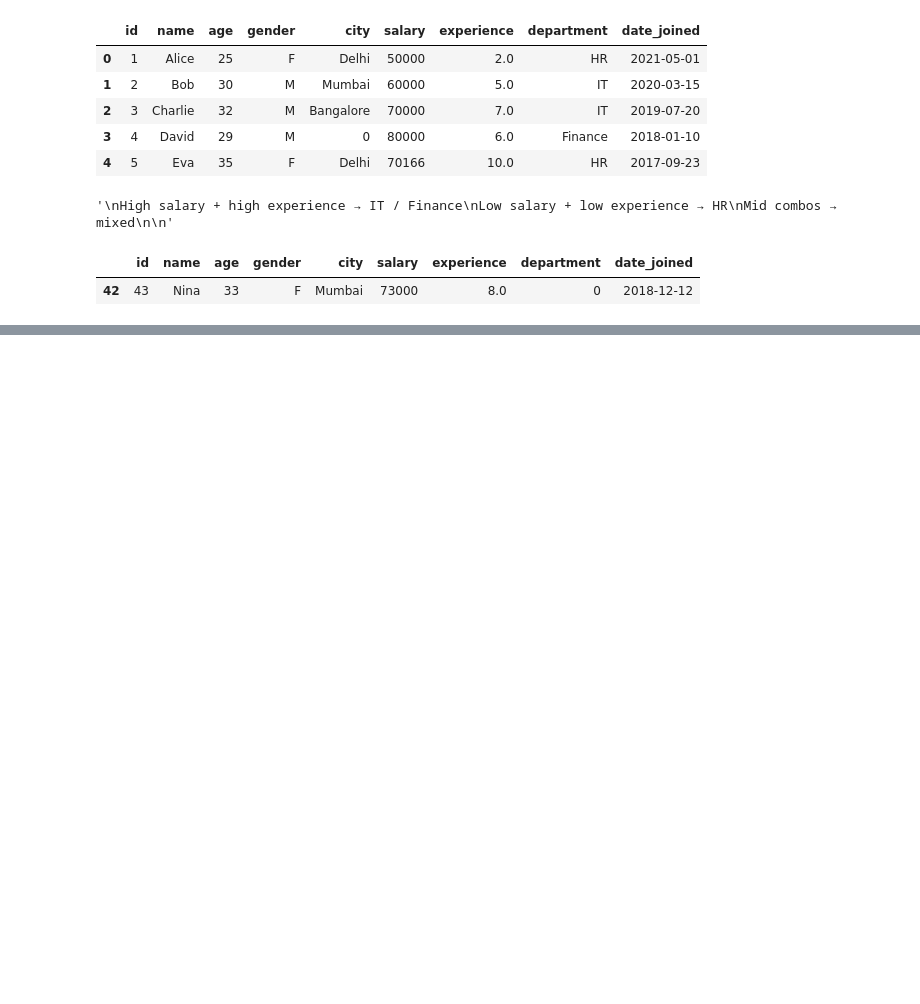
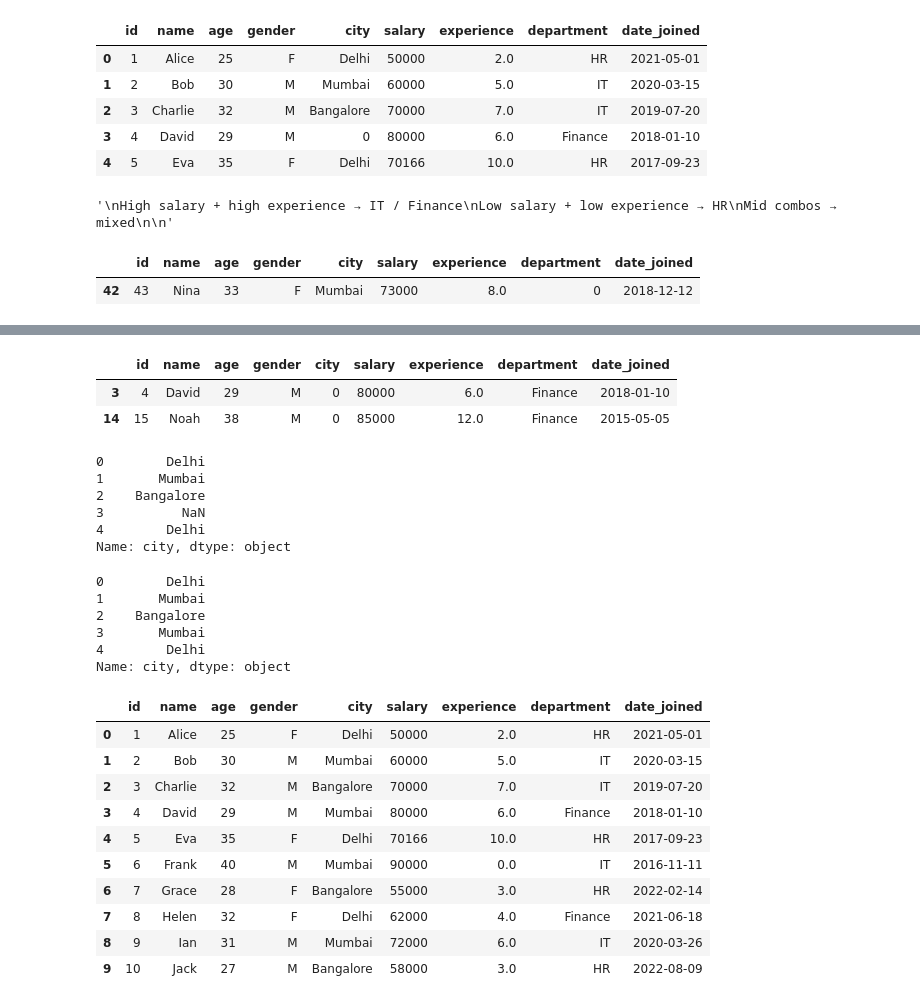
Before and after one commit to Thameempp/intro-to-machine-learning, a Jupyter notebook: Practice/data-cleaning.ipynb, the cells around one changed output, grey strips where cells are left out. Drawn from its saved outputs; the diff is of its cells as text; code cells hidden in the pictures; blank space fills up the shorter version.

```diff
--- a/Practice/data-cleaning.ipynb
+++ b/Practice/data-cleaning.ipynb
@@ -226,0 +237,7 @@ df[df['department']==0]
+# %%
+#now filling the department column based on new columns salary_grp and exp_grp
+
+df['department'] = df['department'].fillna(
+    df.groupby(['salary_grp', 'experience_grp'])['department']
+    .transform(lambda x: x.mode()[0] if not x.mode().empty else np.nan)
+)
@@ -226,0 +260,52 @@ df[df['department']==0]
+# %%
+# now droping the new columns
+df.drop(['salary_grp','experience_grp'], axis=1, inplace=True)
+# %%
+# filling city with mode based on department
+
+# finding how many city got missing here
+df[df['city']==0]
+# %% [output]
+|  | id | name | age | gender | city | salary | experience | department | date_joined |
+| 3 | 4 | David | 29 | M | 0 | 80000 | 6.0 | Finance | 2018-01-10 |
+| 14 | 15 | Noah | 38 | M | 0 | 85000 | 12.0 | Finance | 2015-05-05 |
+# %%
+# treating zero as nan
+
+df['city'] = df['city'].replace(0, np.nan)
+df['city'].head()
+# %% [output]
+0        Delhi
+1       Mumbai
+2    Bangalore
+3          NaN
+4        Delhi
+Name: city, dtype: object
+# %%
+# now filling with mode
+df['city'] = df['city'].fillna(
+    df.groupby('department')['city']
+    .transform(lambda x: x.mode()[0] if not x.mode().empty else np.nan)
+)
+df['city'].head()
+# %% [output]
+0        Delhi
+1       Mumbai
+2    Bangalore
+3       Mumbai
+4        Delhi
+Name: city, dtype: object
+# %%
+df.head(10)
+# %% [output]
+|  | id | name | age | gender | city | salary | experience | department | date_joined |
+| 0 | 1 | Alice | 25 | F | Delhi | 50000 | 2.0 | HR | 2021-05-01 |
+| 1 | 2 | Bob | 30 | M | Mumbai | 60000 | 5.0 | IT | 2020-03-15 |
+| 2 | 3 | Charlie | 32 | M | Bangalore | 70000 | 7.0 | IT | 2019-07-20 |
+| 3 | 4 | David | 29 | M | Mumbai | 80000 | 6.0 | Finance | 2018-01-10 |
+| 4 | 5 | Eva | 35 | F | Delhi | 70166 | 10.0 | HR | 2017-09-23 |
+| 5 | 6 | Frank | 40 | M | Mumbai | 90000 | 0.0 | IT | 2016-11-11 |
+| 6 | 7 | Grace | 28 | F | Bangalore | 55000 | 3.0 | HR | 2022-02-14 |
+| 7 | 8 | Helen | 32 | F | Delhi | 62000 | 4.0 | Finance | 2021-06-18 |
+| 8 | 9 | Ian | 31 | M | Mumbai | 72000 | 6.0 | IT | 2020-03-26 |
+| 9 | 10 | Jack | 27 | M | Bangalore | 58000 | 3.0 | HR | 2022-08-09 |
```
Also changed, not shown: parts of 6 cells of this notebook.
